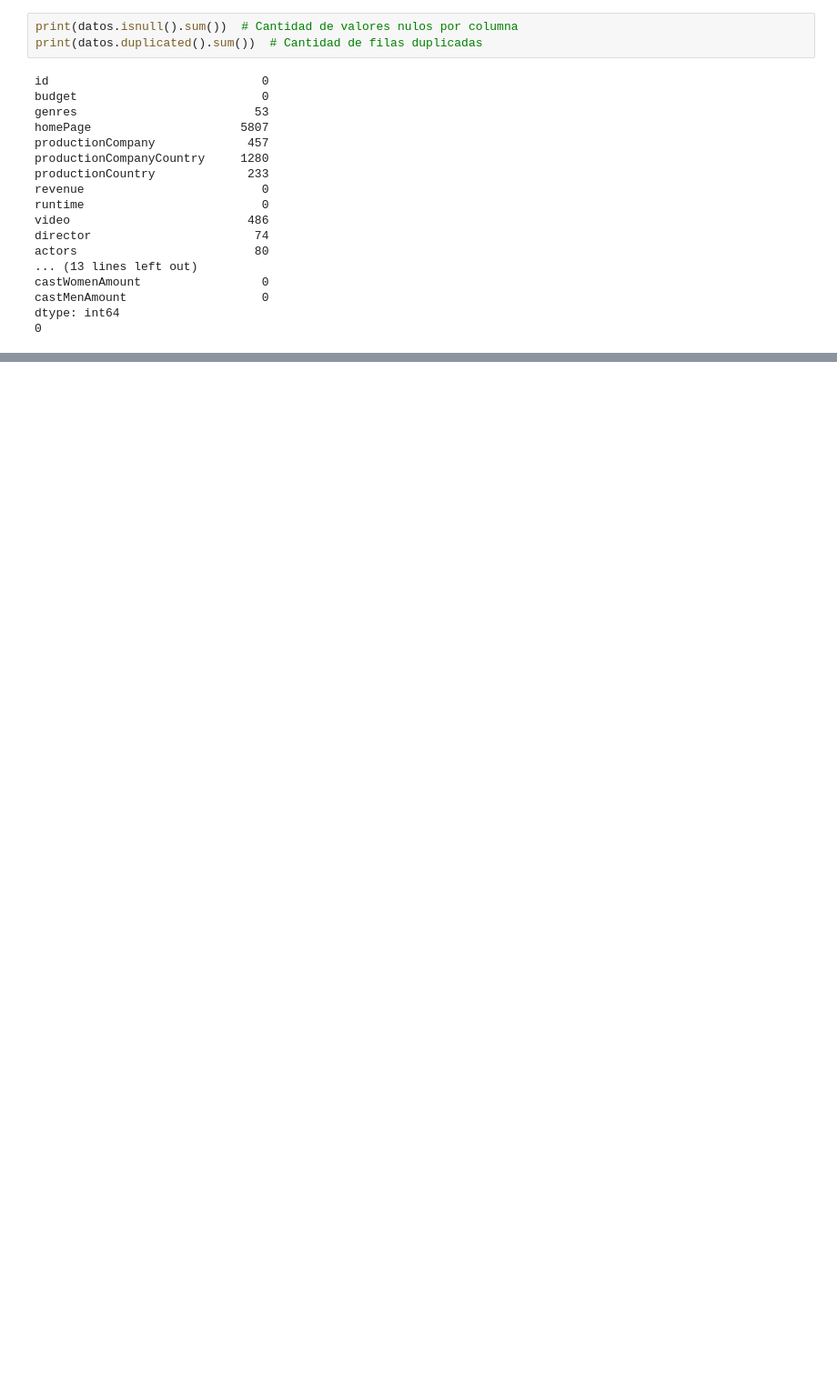
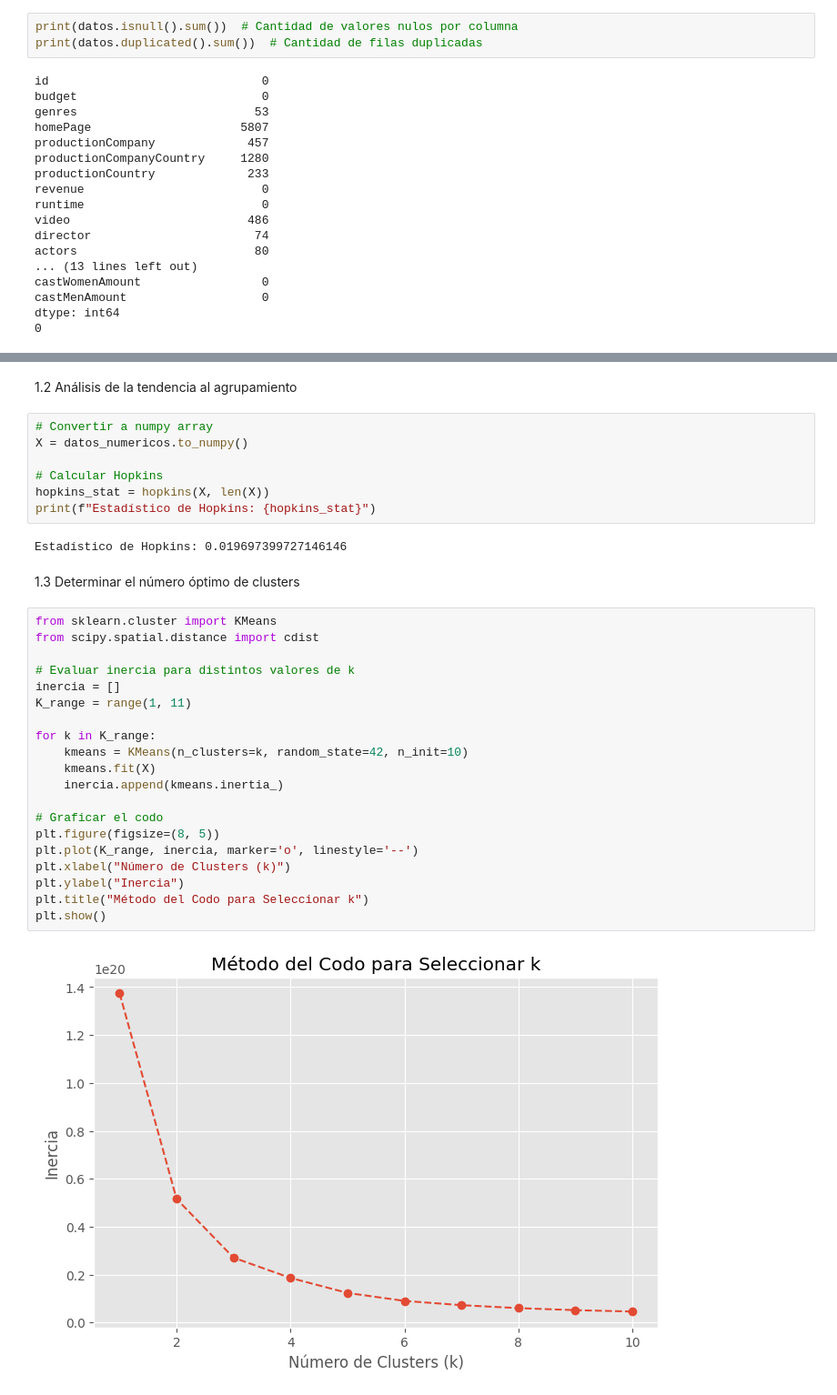
Before and after one commit to SebastianUVG/HT2_mineriaDatos, a Jupyter notebook: ht2.ipynb, the cells around one changed output, grey strips where cells are left out. Shown at 91% size. Drawn from its saved outputs; the diff is of its cells as text; blank space fills up the shorter version.

```diff
--- a/ht2.ipynb
+++ b/ht2.ipynb
@@ -124,0 +181,35 @@ ValueError: could not convert string to float: '22.225|23.519|17.816|19.893|9.02
+# %% [markdown]
+1.2 Análisis de la tendencia al agrupamiento
+# %%
+# Convertir a numpy array
+X = datos_numericos.to_numpy()
+
+# Calcular Hopkins
+hopkins_stat = hopkins(X, len(X))
+print(f"Estadístico de Hopkins: {hopkins_stat}")
+# %% [output]
+Estadístico de Hopkins: 0.019697399727146146
+# %% [markdown]
+1.3 Determinar el número óptimo de clusters
+# %%
+from sklearn.cluster import KMeans
+from scipy.spatial.distance import cdist
+
+# Evaluar inercia para distintos valores de k
+inercia = []
+K_range = range(1, 11)
+
+for k in K_range:
+    kmeans = KMeans(n_clusters=k, random_state=42, n_init=10)
+    kmeans.fit(X)
+    inercia.append(kmeans.inertia_)
+
+# Graficar el codo
+plt.figure(figsize=(8, 5))
+plt.plot(K_range, inercia, marker='o', linestyle='--')
+plt.xlabel("Número de Clusters (k)")
+plt.ylabel("Inercia")
+plt.title("Método del Codo para Seleccionar k")
+plt.show()
+# %% [output]
+[figure, added]
```
Also changed, not shown: parts of 20 cells of this notebook.
